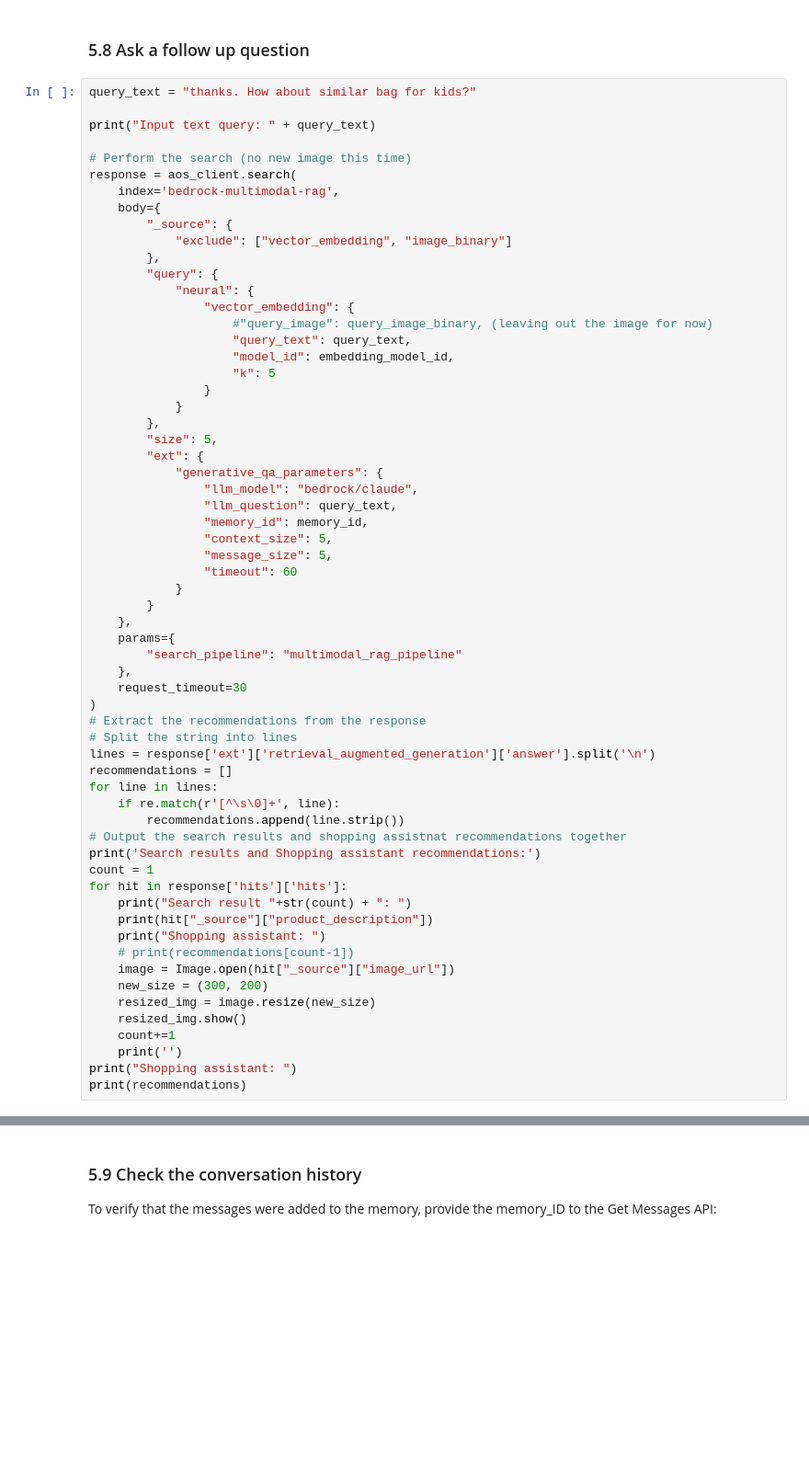
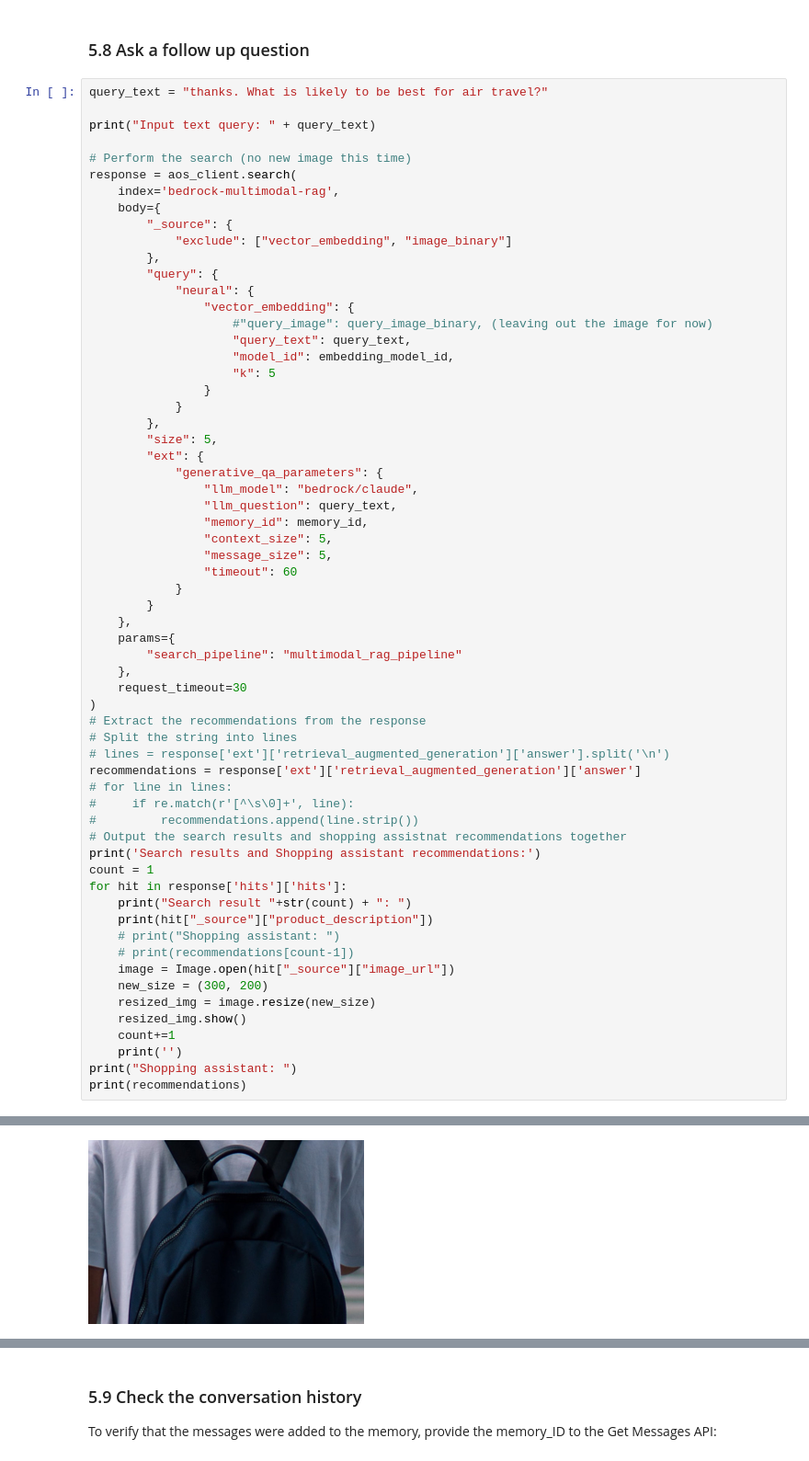
Before and after one commit to genedragon/opensearch-vector-rag, a Jupyter notebook: OpenSearch - Vector Search - RAG.ipynb, the cells around one changed output, grey strips where cells are left out. Shown at 92% size. Drawn from its saved outputs; the diff is of its cells as text; blank space fills up the shorter version.

```diff
--- a/OpenSearch - Vector Search - RAG.ipynb
+++ b/OpenSearch - Vector Search - RAG.ipynb
@@ -771,7 +912,7 @@ print(recommendations)
 # %% [markdown]
 ### 5.8 Ask a follow up question
 # %%
-query_text = "thanks. How about similar bag for kids?"
+query_text = "thanks. What is likely to be best for air travel?"
 
 print("Input text query: " + query_text)
 
@@ -811,18 +952,18 @@ response = aos_client.search(
 )
 # Extract the recommendations from the response
 # Split the string into lines
-lines = response['ext']['retrieval_augmented_generation']['answer'].split('\n')
-recommendations = []
-for line in lines:
-    if re.match(r'[^\s\0]+', line):
-        recommendations.append(line.strip())
+# lines = response['ext']['retrieval_augmented_generation']['answer'].split('\n')
+recommendations = response['ext']['retrieval_augmented_generation']['answer']
+# for line in lines:
+#     if re.match(r'[^\s\0]+', line):
+#         recommendations.append(line.strip())
 # Output the search results and shopping assistnat recommendations together
 print('Search results and Shopping assistant recommendations:')
 count = 1
 for hit in response['hits']['hits']:
     print("Search result "+str(count) + ": ")
     print(hit["_source"]["product_description"])
-    print("Shopping assistant: ")
+    # print("Shopping assistant: ")
     # print(recommendations[count-1])
     image = Image.open(hit["_source"]["image_url"])
     new_size = (300, 200)
@@ -832,3 +973,4 @@ for hit in response['hits']['hits']:
     print('')
 print("Shopping assistant: ")
 print(recommendations)
+# %% [output]
@@ -834,0 +981 @@ print(recommendations)
+[figure, added]
```
Also changed, not shown: parts of 29 cells of this notebook.
